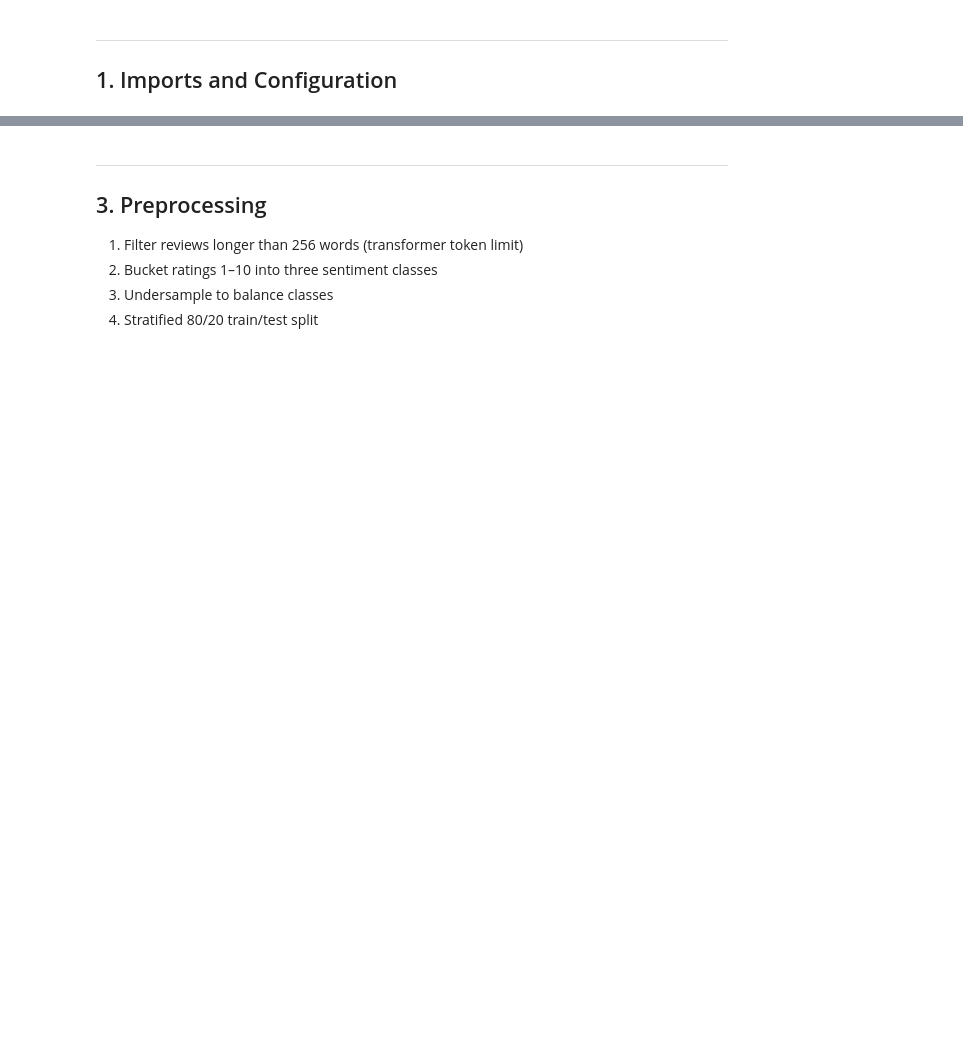
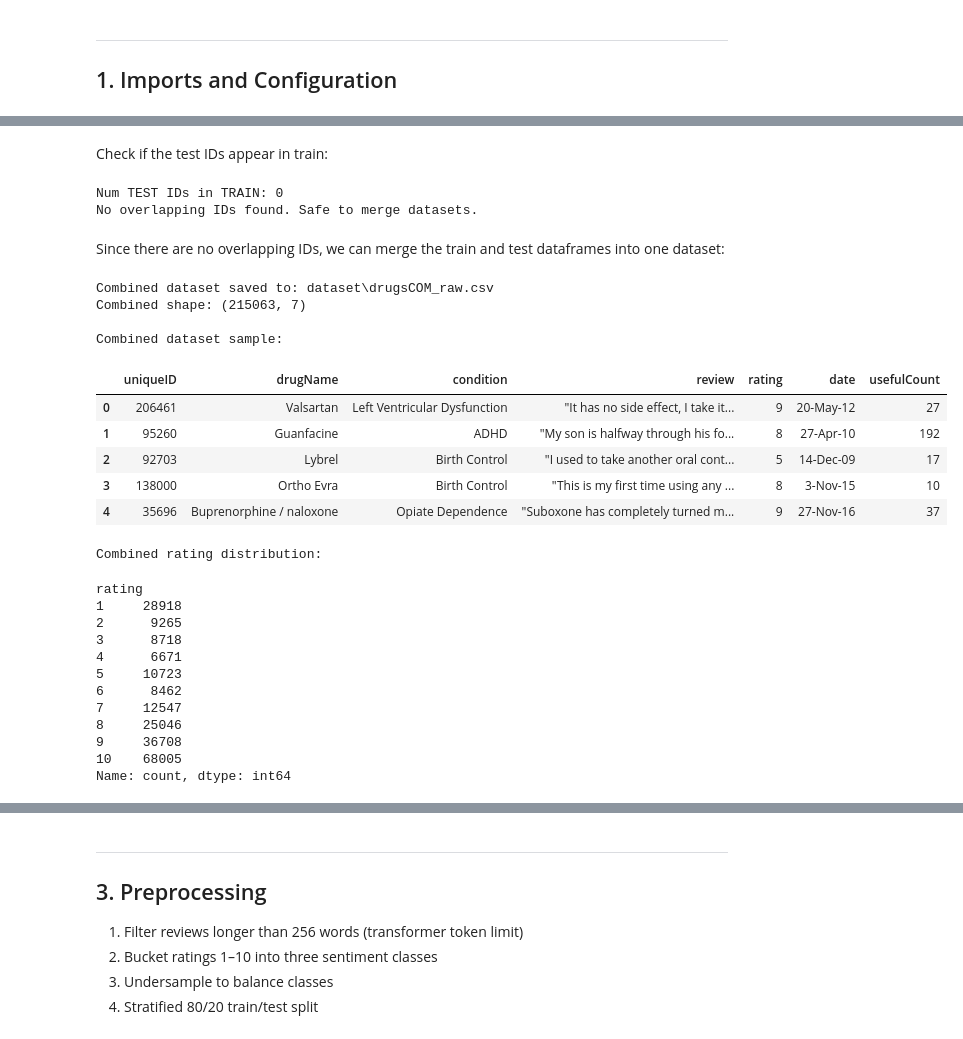
Before and after one commit to azizUB/project_IA, a Jupyter notebook: Drug_classifier_project.ipynb, the cells around one changed output, grey strips where cells are left out. Drawn from its saved outputs; the diff is of its cells as text; code cells hidden in the pictures; blank space fills up the shorter version.

```diff
--- a/Drug_classifier_project.ipynb
+++ b/Drug_classifier_project.ipynb
@@ -125 +198,53 @@ df.head()
+# %% [markdown]
+Check if the test IDs appear in train:
+# %%
+test_ids_in_train = df_train[df_train["uniqueID"].isin(df_test["uniqueID"])]
+print(f"Num TEST IDs in TRAIN: {len(test_ids_in_train)}")
+if len(test_ids_in_train) == 0:
+    print("No overlapping IDs found. Safe to merge datasets.")
+else:
+    print("Warning: overlapping IDs detected! Review duplicates before merging.")
+# %% [output]
+Num TEST IDs in TRAIN: 0
+No overlapping IDs found. Safe to merge datasets.
+# %% [markdown]
+Since there are no overlapping IDs, we can merge the train and test dataframes into one dataset:
+# %%
+# Concatenate the dataframes
+df = pd.concat([df_train, df_test], axis=0, ignore_index=True)
+
+# Save merged dataset to CSV
+df.to_csv(RAW_DATA_PATH, index=False)
+print(f"Combined dataset saved to: {RAW_DATA_PATH}")
+print(f"Combined shape: {df.shape}")
+
+print("\nCombined dataset sample:")
+display(df.head())
+
+print("\nCombined rating distribution:")
+display(df["rating"].value_counts().sort_index())
+# %% [output]
+Combined dataset saved to: dataset\drugsCOM_raw.csv
+Combined shape: (215063, 7)
+
+Combined dataset sample:
+|  | uniqueID | drugName | condition | review | rating | date | usefulCount |
+| 0 | 206461 | Valsartan | Left Ventricular Dysfunction | "It has no side effect, I take it... | 9 | 20-May-12 | 27 |
+| 1 | 95260 | Guanfacine | ADHD | "My son is halfway through his fo... | 8 | 27-Apr-10 | 192 |
+| 2 | 92703 | Lybrel | Birth Control | "I used to take another oral cont... | 5 | 14-Dec-09 | 17 |
+| 3 | 138000 | Ortho Evra | Birth Control | "This is my first time using any ... | 8 | 3-Nov-15 | 10 |
+| 4 | 35696 | Buprenorphine / naloxone | Opiate Dependence | "Suboxone has completely turned m... | 9 | 27-Nov-16 | 37 |
+Combined rating distribution:
+rating
+1     28918
+2      9265
+3      8718
+4      6671
+5     10723
+6      8462
+7     12547
+8     25046
+9     36708
+10    68005
+Name: count, dtype: int64
 # %%
```
Also changed, not shown: parts of 43 cells of this notebook, 5 other files.
